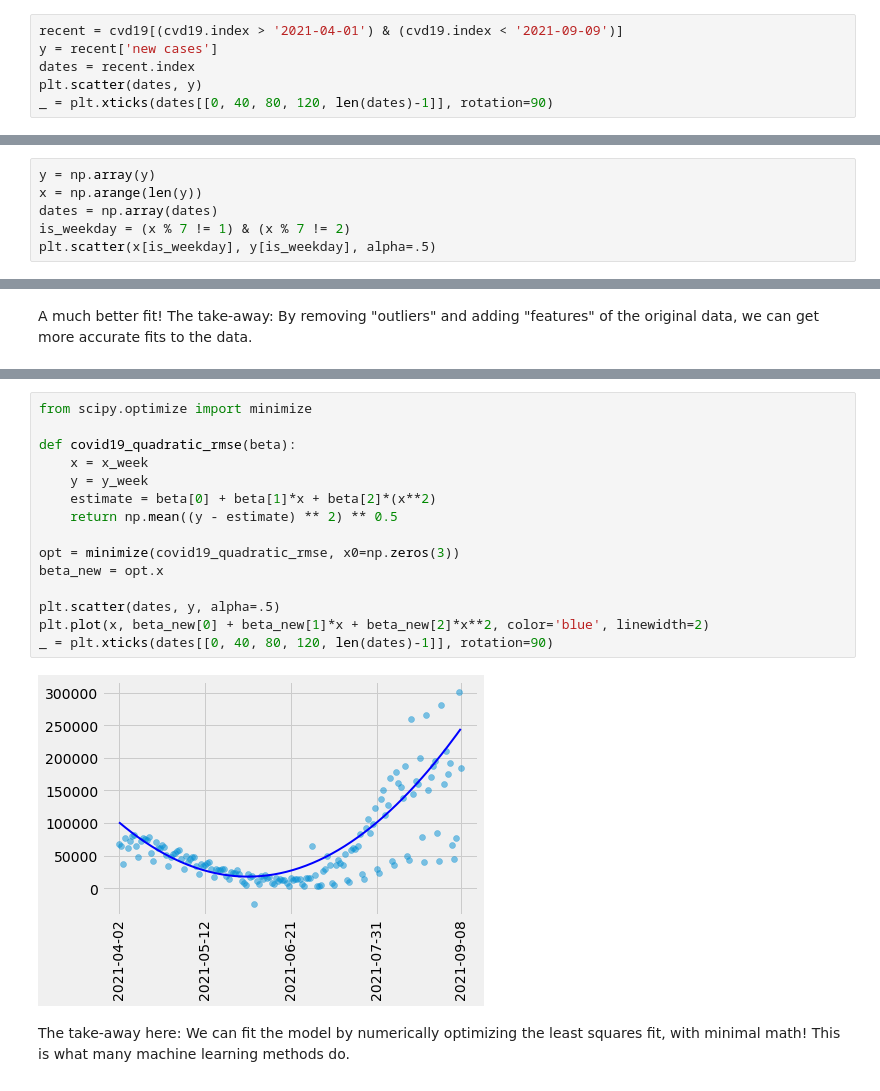
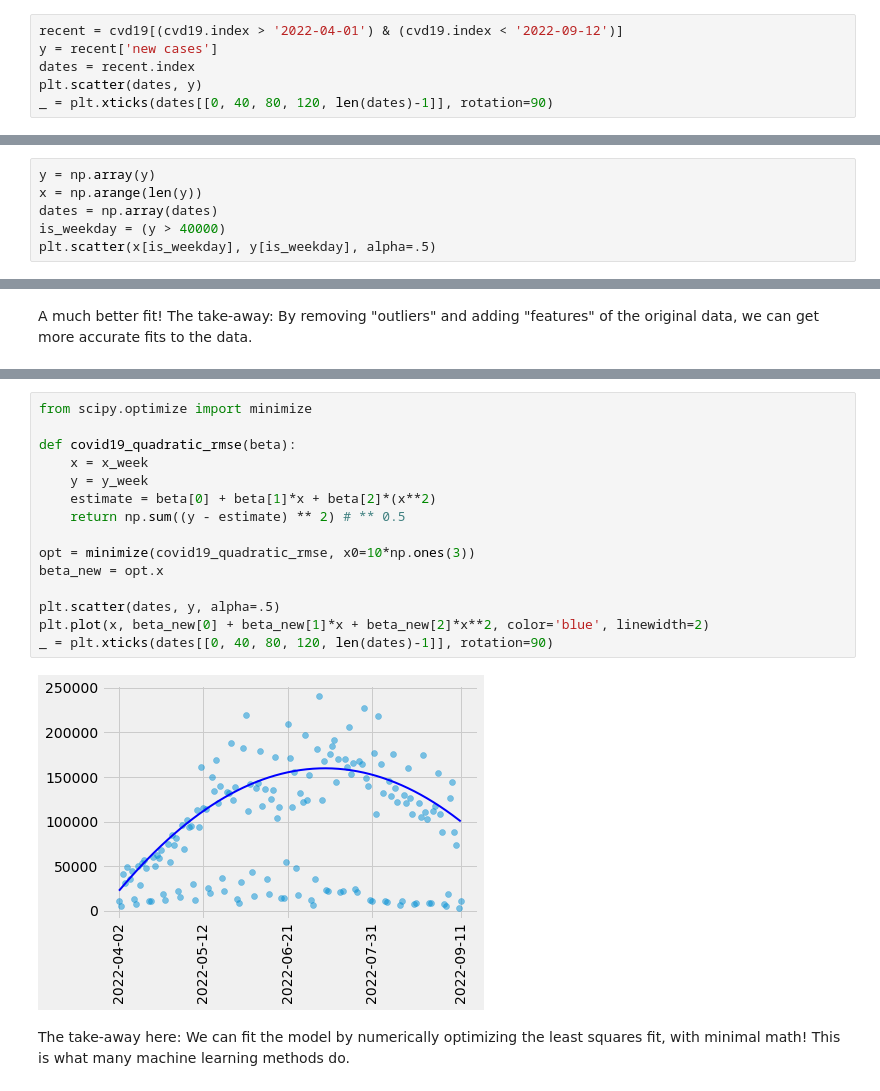
Before and after one commit to YData123/sds265-fa22, a Jupyter notebook: demos/covid-trends/covid-trends-revisited.ipynb, the cells around one changed output, grey strips where cells are left out. Saved outputs shown, nothing was run; the diff lists cells and outputs as text.

```diff
--- a/demos/covid-trends/covid-trends-revisited.ipynb
+++ b/demos/covid-trends/covid-trends-revisited.ipynb
@@ -119,7 +120,7 @@ Compare this to the graph here: [https://github.com/nytimes/covid-19-data](https
 
 Let's now take the data going back to early April
 # %%
-recent = cvd19[(cvd19.index > '2021-04-01') & (cvd19.index < '2021-09-09')]
+recent = cvd19[(cvd19.index > '2022-04-01') & (cvd19.index < '2022-09-12')]
 y = recent['new cases']
 dates = recent.index
 plt.scatter(dates, y)
@@ -132,7 +133,7 @@ Now let's remove the data on the weekends
 y = np.array(y)
 x = np.arange(len(y))
 dates = np.array(dates)
-is_weekday = (x % 7 != 1) & (x % 7 != 2)
+is_weekday = (y > 40000)
 plt.scatter(x[is_weekday], y[is_weekday], alpha=.5)
 # %% [output]
 <matplotlib.collections.PathCollection at 0x...>
@@ -199,19 +200,19 @@ _ = plt.xticks(dates[[0, 40, 80, 120, len(dates)-1]], rotation=90)
 # %%
 from scipy.optimize import minimize
 
 def covid19_quadratic_rmse(beta):
     x = x_week
     y = y_week
     estimate = beta[0] + beta[1]*x + beta[2]*(x**2)
-    return np.mean((y - estimate) ** 2) ** 0.5
+    return np.sum((y - estimate) ** 2) # ** 0.5
 
-opt = minimize(covid19_quadratic_rmse, x0=np.zeros(3))
+opt = minimize(covid19_quadratic_rmse, x0=10*np.ones(3))
 beta_new = opt.x
 
 plt.scatter(dates, y, alpha=.5)
 plt.plot(x, beta_new[0] + beta_new[1]*x + beta_new[2]*x**2, color='blue', linewidth=2)
 _ = plt.xticks(dates[[0, 40, 80, 120, len(dates)-1]], rotation=90)
 # %% [output]
-[figure, old version]
+[figure, new version]
 # %% [markdown]
 The take-away here: We can fit the model by numerically optimizing the least squares fit, with minimal math! This is what many machine learning methods do.
```
Also changed, not shown: parts of 10 cells of this notebook.
